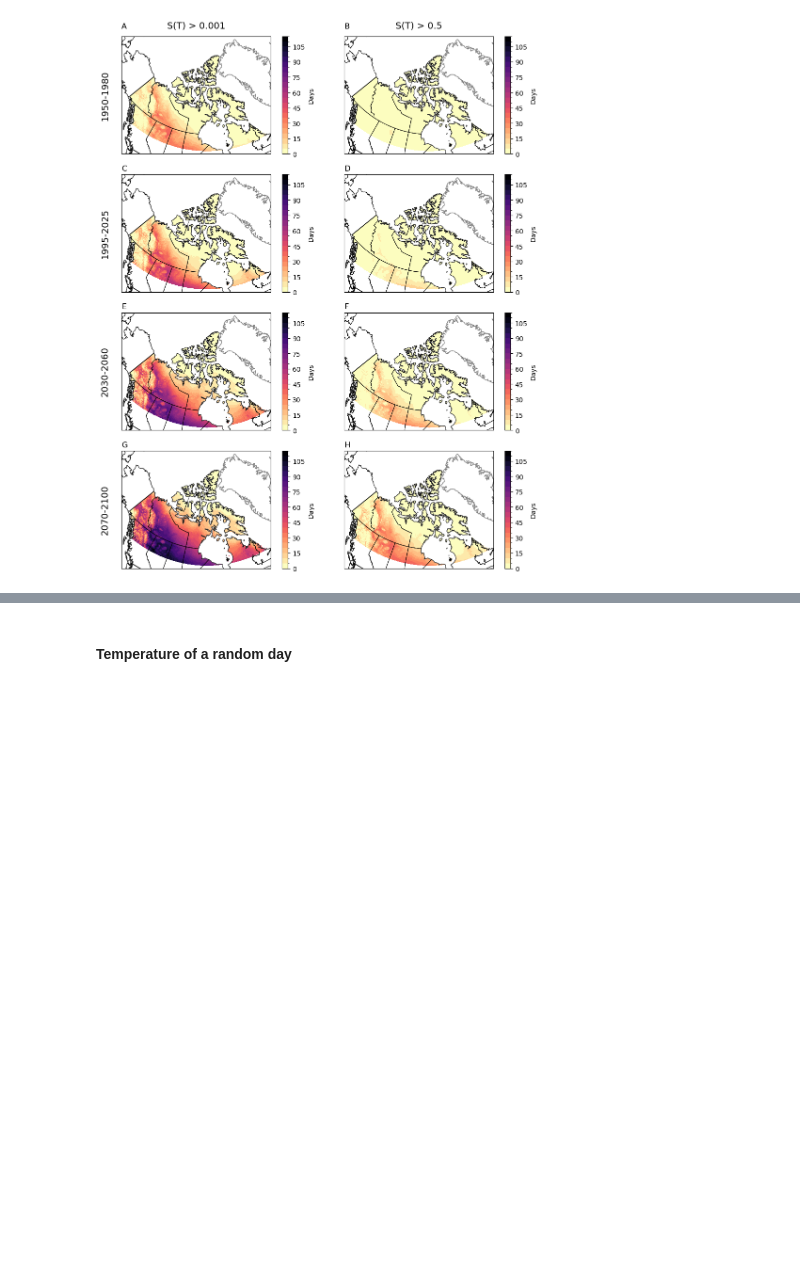
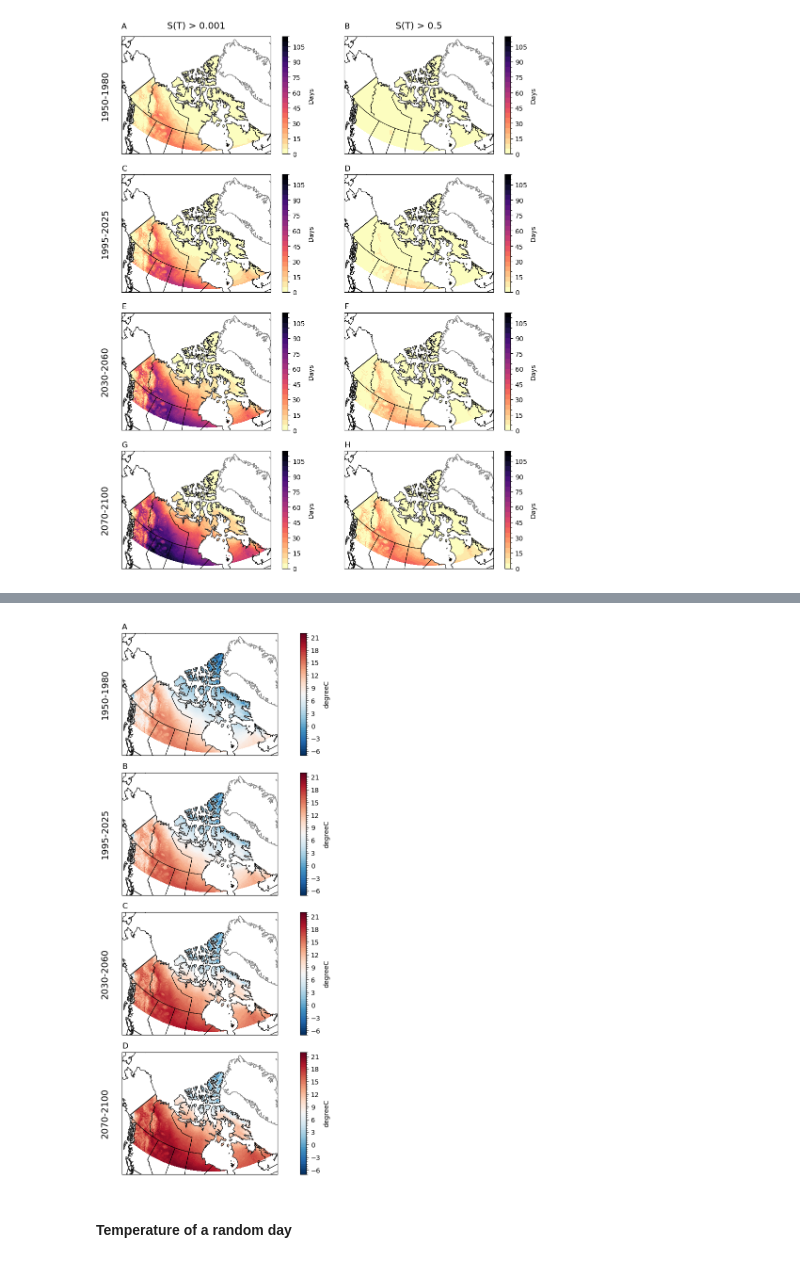
Before and after one commit to BernhardtLab/Arctic-VBD, a Jupyter notebook: 12_mapping.ipynb, the cells around one changed output, grey strips where cells are left out. Cells and saved outputs as stored; diff of their text form; code cells hidden in the pictures; blank space fills up the shorter version.

```diff
--- a/12_mapping.ipynb
+++ b/12_mapping.ipynb
@@ -1109,3 +1336,89 @@ plt.show()
+# %%
+# plot all historical and future simulations
+levels = np.arange(-7, 22.5, 0.5)
+cmap = 'RdBu_r'
+
+# set up axes with the 'PlateCarree' rectangular coordinate projection for plotting a map
+fig, axes = plt.subplots(nrows = 4, ncols = 1,
+                            subplot_kw = dict(projection = ccrs.AzimuthalEquidistant(central_longitude = -90, central_latitude = 90)),
+                            figsize = (10,12))
+
+# Historical 1: 1950-1980
+data_hist1["tas"].mean('time').plot.pcolormesh(ax = axes[0],
+                                                      transform = ccrs.PlateCarree(),
+                                                      levels = levels,
+                                                      cmap = cmap,
+                                                      cbar_kwargs = {'label': 'degreeC', 'orientation': 'vertical'}
+                                                     )
+axes[0].set_title("A", loc='left')
+
+
+# Historical 2: 1995-2025
+data_hist2["tas"].mean('time').plot.pcolormesh(ax = axes[1],
+                                                      transform = ccrs.PlateCarree(),
+                                                      levels = levels,
+                                                      cmap = cmap,
+                                                      cbar_kwargs = {'label': 'degreeC', 'orientation': 'vertical'}
+                                                     )
+axes[1].set_title("B", loc='left')
+
+
+
+# Future 1: 2030-2060
+data_future1["tas"].mean('time').plot.pcolormesh(ax = axes[2],
+                                                        transform = ccrs.PlateCarree(),
+                                                        levels = levels,
+                                                        cmap = cmap,
+                                                        cbar_kwargs = {'label': 'degreeC', 'orientation': 'vertical'}
+                                                       )
+axes[2].set_title("C", loc='left')
+
+
+
+# Future 2: 2070-2100
+data_future2["tas"].mean('time').plot.pcolormesh(ax = axes[3],
+                                                        transform = ccrs.PlateCarree(),
+                                                        levels = levels,
+                                                        cmap = cmap,
+                                                        cbar_kwargs = {'label': 'degreeC', 'orientation': 'vertical'}
+                                                       )
+axes[3].set_title("D", loc='left')
+
+
+
+for ax in axes.flat: # flat makes axes 1D instead of 2D
+    ax.coastlines(color = 'grey', zorder = 1)
+    ax.add_feature(cfeature.STATES, linewidth = 0.5, zorder = 1)
+    ax.add_feature(cfeature.NaturalEarthFeature(category='cultural',
+                                                name='admin_1_states_provinces_lines',
+                                                scale='50m',
+                                                facecolor='none',  # To avoid filling the provinces with color
+                                                edgecolor='black',
+                                                linewidth = 0.5,
+                                                zorder = 1))
+    ax.add_feature(cfeature.BORDERS, edgecolor = 'k', facecolor = 'none', zorder = 2)
+    ax.set_extent([-135, -58, 54, 89], ccrs.PlateCarree())
+
+
+# Column and row labels
+rows = ["1950-1980", "1995-2025", "2030-2060", "2070-2100"]
+
+# Row headers
+for row, label in enumerate(rows):
+    axes[row].text(
+        -0.08, 0.5, label,
+        va ='center', ha = 'right',
+        rotation = 90, # Vertical label
+        transform = axes[row].transAxes, # keeps positioning consistent regardless of projection
+        fontsize = 14
+    )
+
+fig.tight_layout()
+plt.savefig("figures/summer_temp_ssp245.png", dpi=300, bbox_inches="tight")
+
+plt.show()
+# %% [output]
+[figure, added]
 # %% [markdown]
 #### Temperature of a random day
 # %%
```
Also changed, not shown: parts of 9 cells of this notebook, 2 other files.
